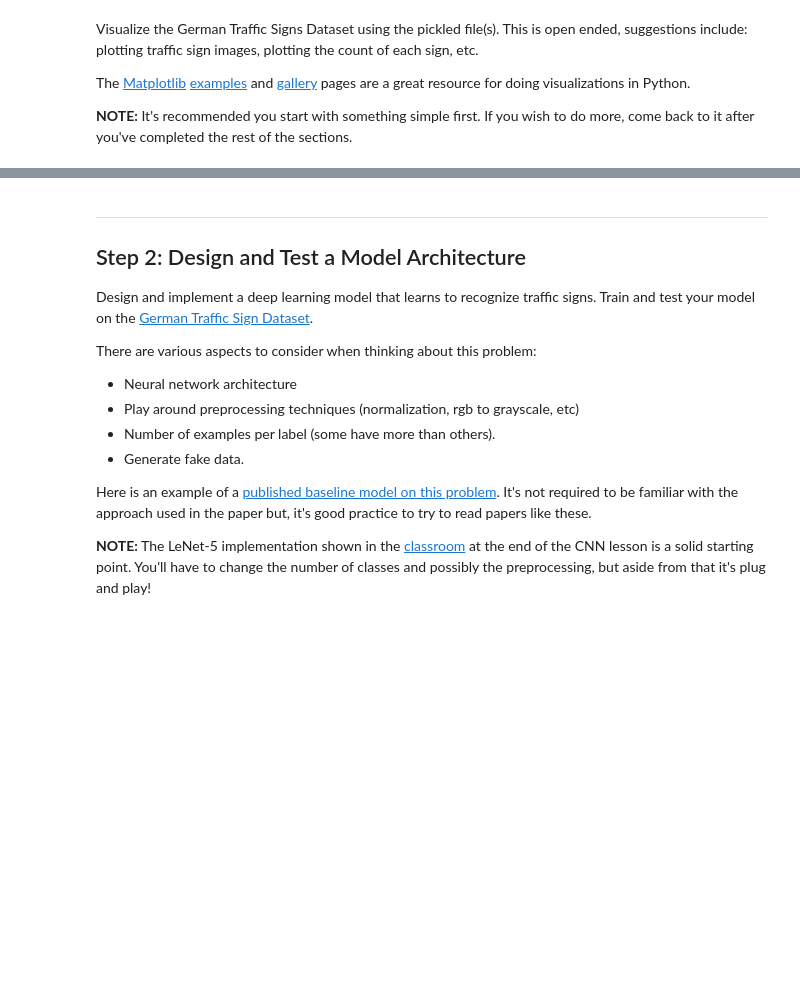
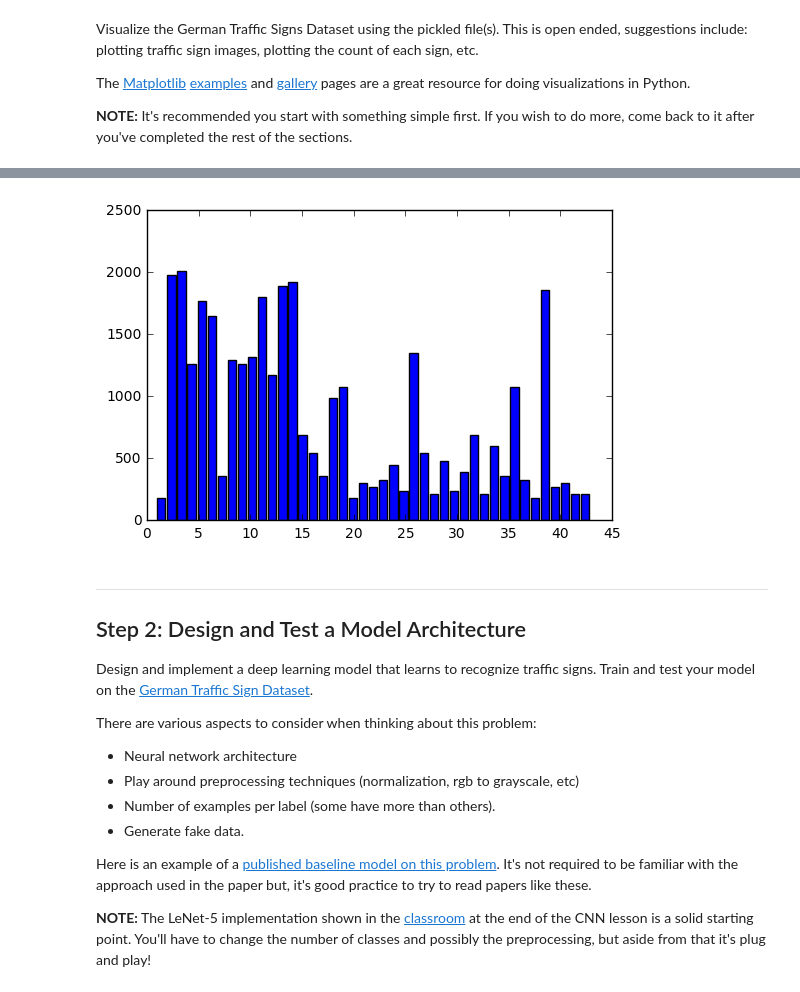
Before and after one commit to HenryDev/CarND-Traffic-Sign-Classifier-Project, a Jupyter notebook: Traffic_Sign_Classifier.ipynb, the cells around one changed output, grey strips where cells are left out. Cells and saved outputs as stored; diff of their text form; code cells hidden in the pictures; blank space fills up the shorter version.

Commit message:
add hist

```diff
--- a/Traffic_Sign_Classifier.ipynb
+++ b/Traffic_Sign_Classifier.ipynb
@@ -106,3 +106,9 @@ print(y_train[index])
+# %%
+hist,bin_edges=np.histogram(y_train,bins=n_classes)
+plt.bar(bin_edges[1:],hist)
+plt.show()
+# %% [output]
+[figure, added]
 # %% [markdown]
 ----
 
```
Also changed, not shown: parts of 1 cell of this notebook.
